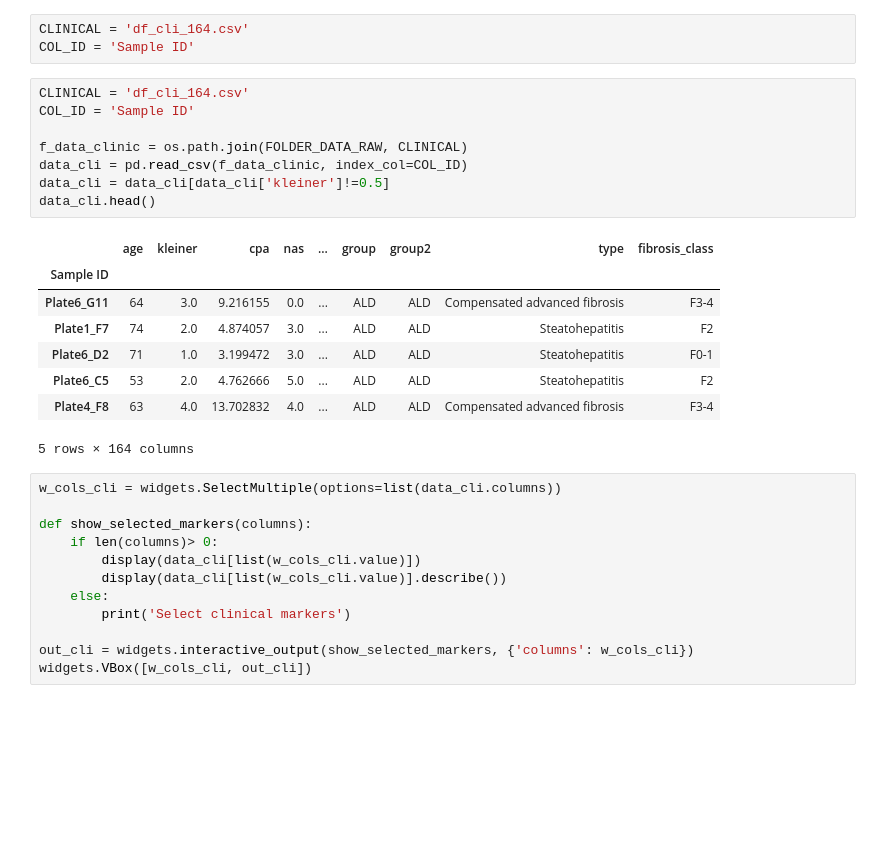
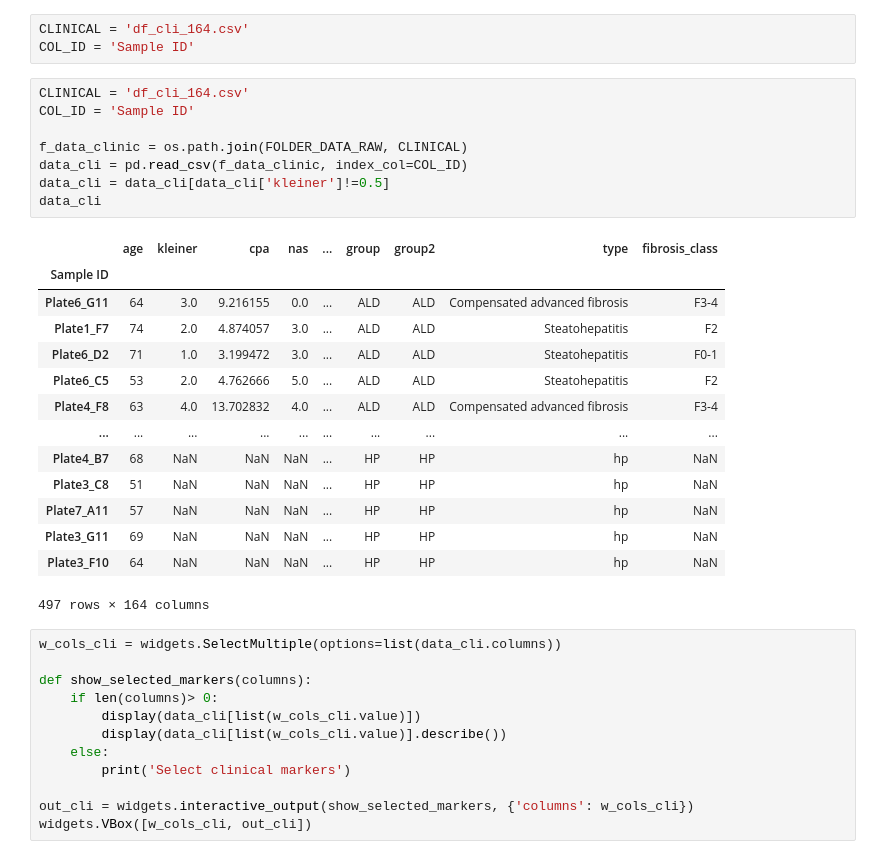
Before and after one commit to llniu/ALD-study, a Jupyter notebook: ald_analysis_hw.ipynb, the cells around one changed output. Drawn from its saved outputs; the diff is of its cells as text; blank space fills up the shorter version.

```diff
--- a/ald_analysis_hw.ipynb
+++ b/ald_analysis_hw.ipynb
@@ -541,20 +540,26 @@ COL_ID = 'Sample ID'
 # %%
 CLINICAL = 'df_cli_164.csv'
 COL_ID = 'Sample ID'
 
 f_data_clinic = os.path.join(FOLDER_DATA_RAW, CLINICAL)
 data_cli = pd.read_csv(f_data_clinic, index_col=COL_ID)
 data_cli = data_cli[data_cli['kleiner']!=0.5]
-data_cli.head()
+data_cli
 # %% [output]
 |  | age | kleiner | cpa | nas | ... | group | group2 | type | fibrosis_class |
 | Sample ID |  |  |  |  |  |  |  |  |  |
 | Plate6_G11 | 64 | 3.0 | 9.216155 | 0.0 | ... | ALD | ALD | Compensated advanced fibrosis | F3-4 |
 | Plate1_F7 | 74 | 2.0 | 4.874057 | 3.0 | ... | ALD | ALD | Steatohepatitis | F2 |
 | Plate6_D2 | 71 | 1.0 | 3.199472 | 3.0 | ... | ALD | ALD | Steatohepatitis | F0-1 |
 | Plate6_C5 | 53 | 2.0 | 4.762666 | 5.0 | ... | ALD | ALD | Steatohepatitis | F2 |
 | Plate4_F8 | 63 | 4.0 | 13.702832 | 4.0 | ... | ALD | ALD | Compensated advanced fibrosis | F3-4 |
+| ... | ... | ... | ... | ... | ... | ... | ... | ... | ... |
+| Plate4_B7 | 68 | NaN | NaN | NaN | ... | HP | HP | hp | NaN |
+| Plate3_C8 | 51 | NaN | NaN | NaN | ... | HP | HP | hp | NaN |
+| Plate7_A11 | 57 | NaN | NaN | NaN | ... | HP | HP | hp | NaN |
+| Plate3_G11 | 69 | NaN | NaN | NaN | ... | HP | HP | hp | NaN |
+| Plate3_F10 | 64 | NaN | NaN | NaN | ... | HP | HP | hp | NaN |
-5 rows × 164 columns
+497 rows × 164 columns
 # %%
 w_cols_cli = widgets.SelectMultiple(options=list(data_cli.columns))
 
```
Also changed, not shown: parts of 24 cells of this notebook.
